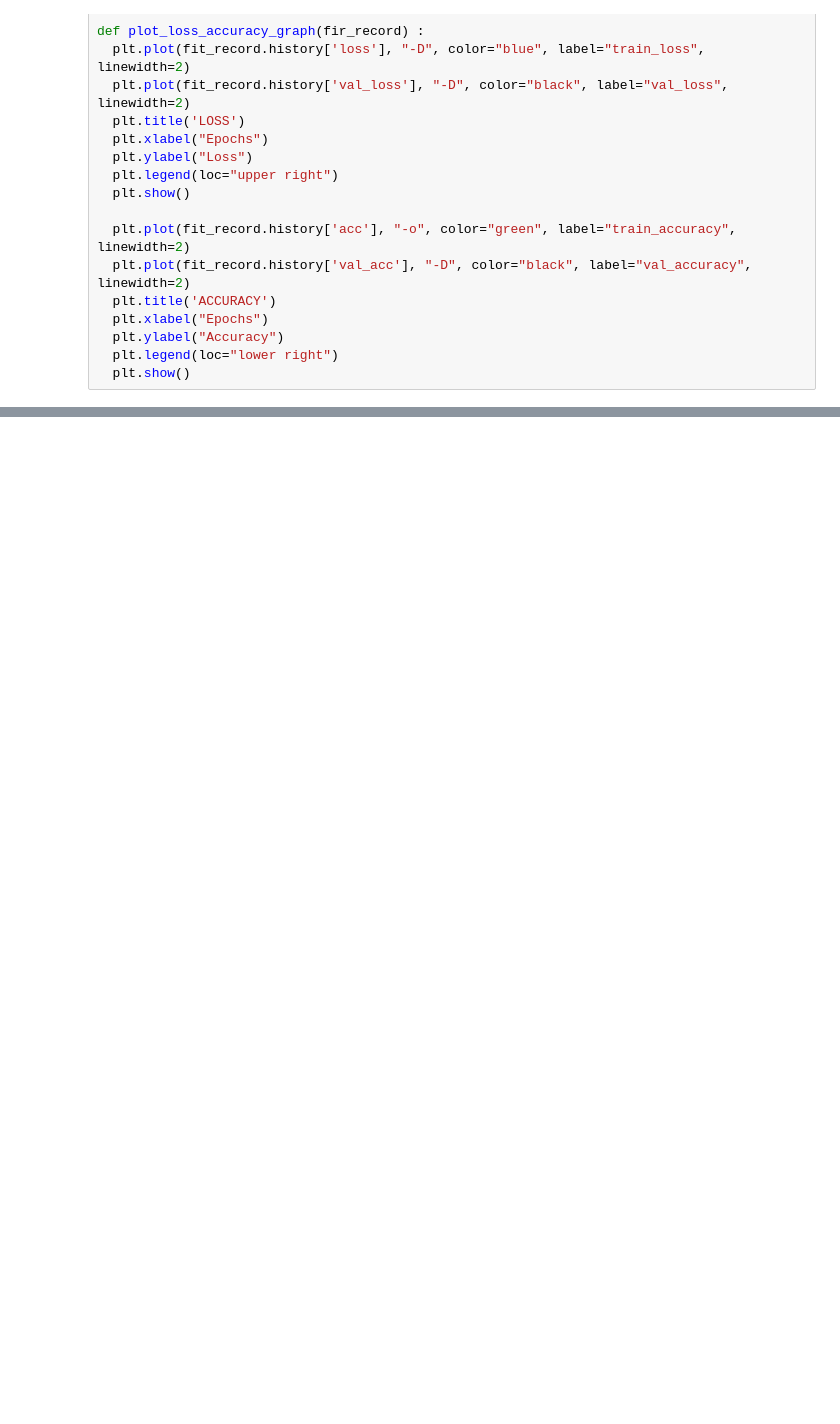
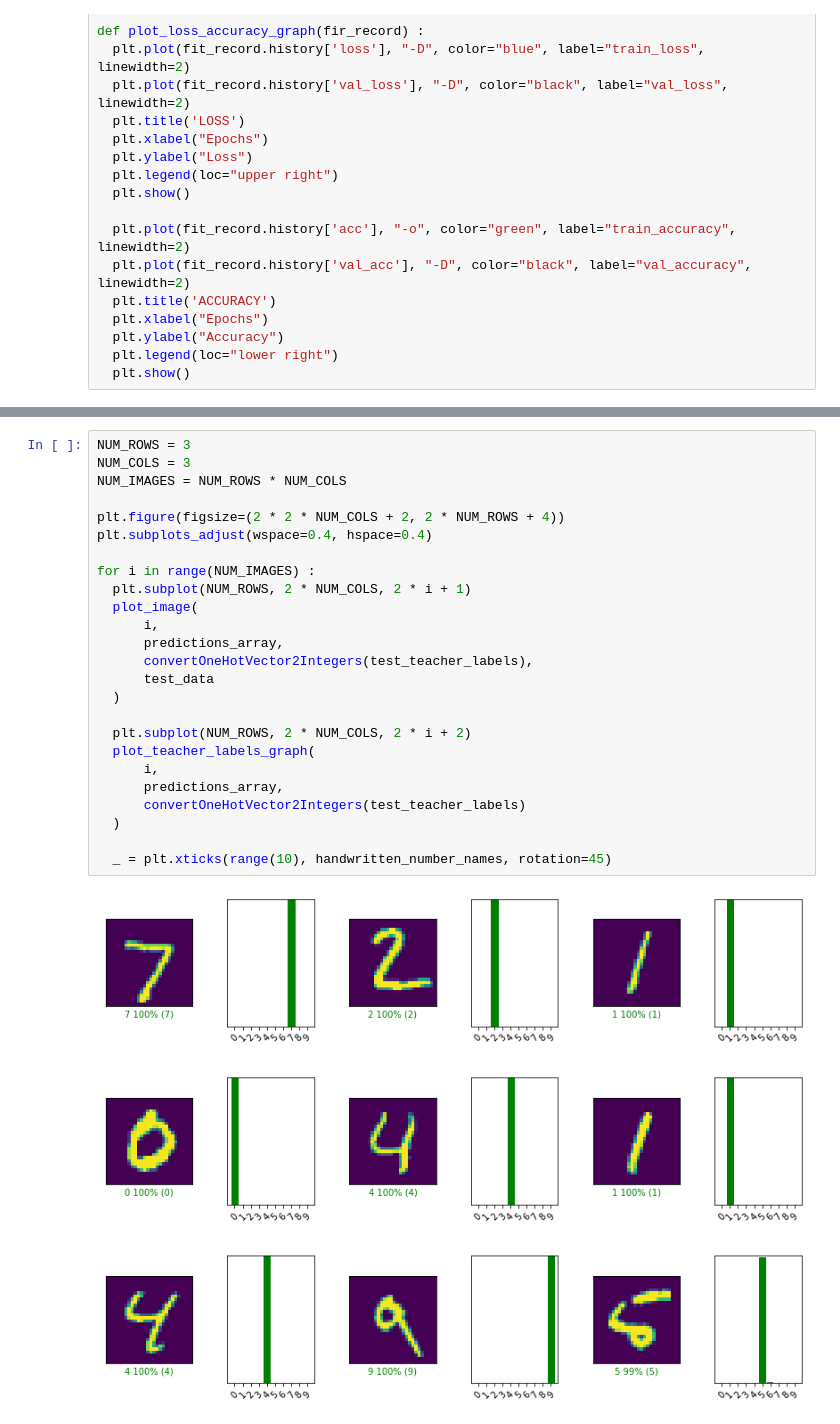
Before and after one commit to takiyama0617/colaboratory, a Jupyter notebook: Sample_TensorFlow+Keras+MNIST_1.ipynb, the cells around one changed output, grey strips where cells are left out. Saved outputs shown, nothing was run; the diff lists cells and outputs as text; blank space fills up the shorter version.

```diff
--- a/Sample_TensorFlow+Keras+MNIST_1.ipynb
+++ b/Sample_TensorFlow+Keras+MNIST_1.ipynb
@@ -288,0 +370,27 @@ plot_loss_accuracy_graph(fit_record)
+# %%
+NUM_ROWS = 3
+NUM_COLS = 3
+NUM_IMAGES = NUM_ROWS * NUM_COLS
+
+plt.figure(figsize=(2 * 2 * NUM_COLS + 2, 2 * NUM_ROWS + 4))
+plt.subplots_adjust(wspace=0.4, hspace=0.4)
+
+for i in range(NUM_IMAGES) :
+  plt.subplot(NUM_ROWS, 2 * NUM_COLS, 2 * i + 1)
+  plot_image(
+      i,
+      predictions_array,
+      convertOneHotVector2Integers(test_teacher_labels),
+      test_data
+  )
+
+  plt.subplot(NUM_ROWS, 2 * NUM_COLS, 2 * i + 2)
+  plot_teacher_labels_graph(
+      i,
+      predictions_array,
+      convertOneHotVector2Integers(test_teacher_labels)
+  )
+
+  _ = plt.xticks(range(10), handwritten_number_names, rotation=45)
+# %% [output]
+[figure, added]
```
Also changed, not shown: parts of 23 cells of this notebook.
